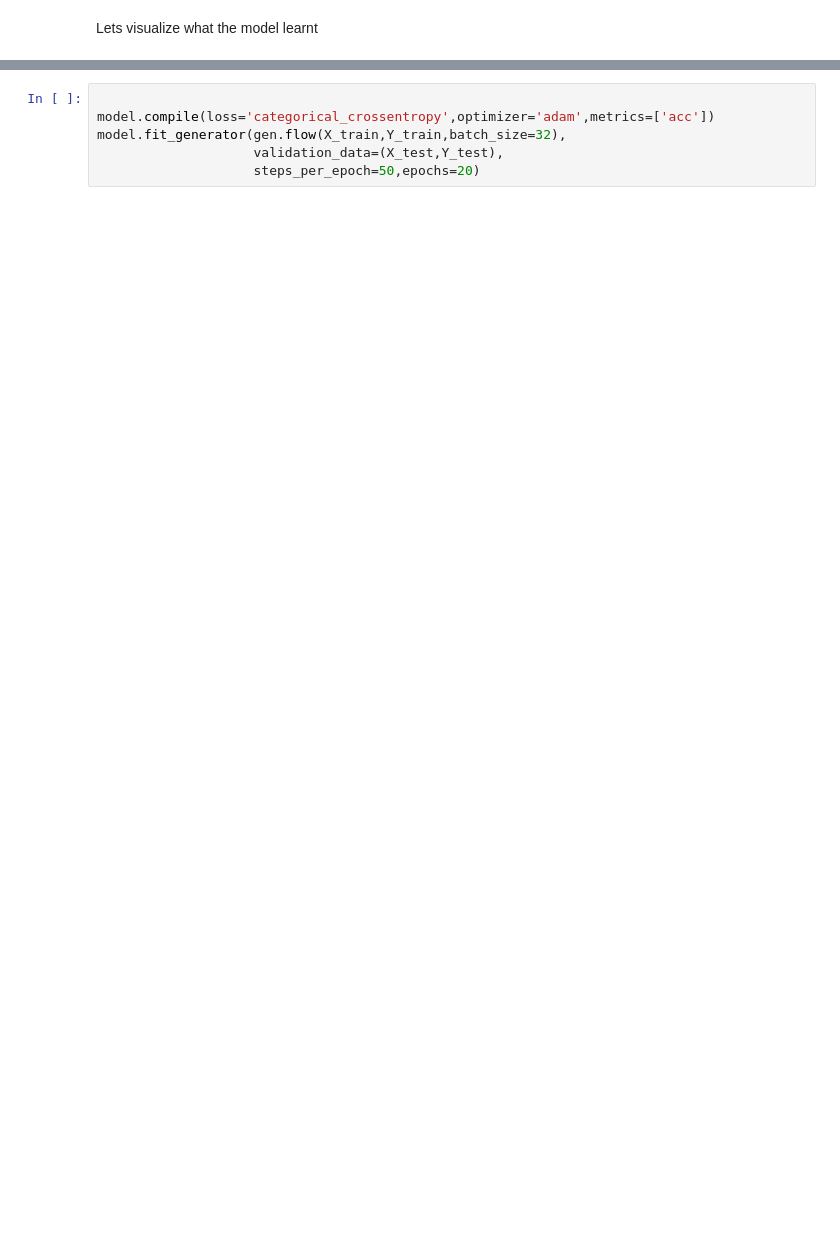
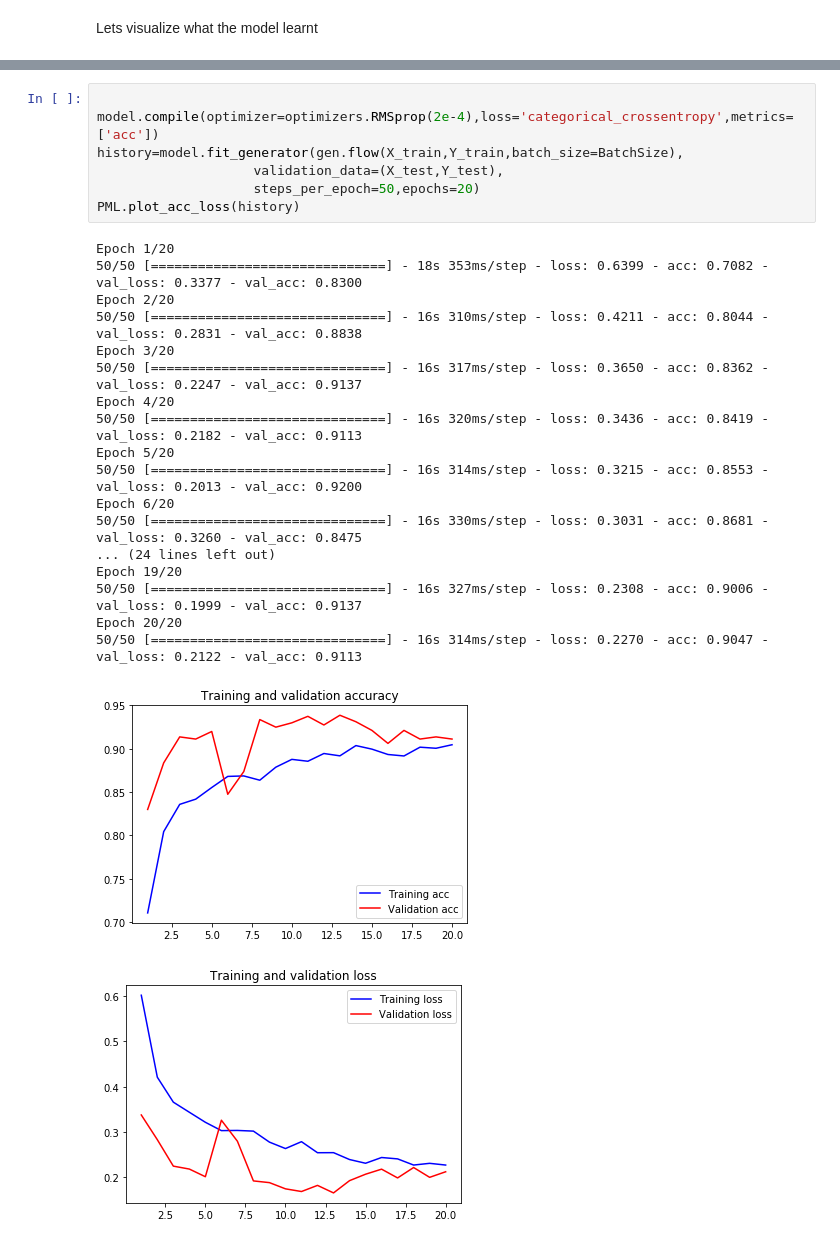
Before and after one commit to mrayy/PracticalML, a Jupyter notebook: 6. Advance ML/Python/2. Advance Training.ipynb, the cells around one changed output, grey strips where cells are left out. Cells and saved outputs as stored; diff of their text form; blank space fills up the shorter version.

```diff
--- a/6. Advance ML/Python/2. Advance Training.ipynb
+++ b/6. Advance ML/Python/2. Advance Training.ipynb
@@ -196,6 +335,27 @@ print("[After Freezing Conv_Net]: Total number of trainable weights: {0} weights
 # %%
 
-model.compile(loss='categorical_crossentropy',optimizer='adam',metrics=['acc'])
-model.fit_generator(gen.flow(X_train,Y_train,batch_size=32),
+model.compile(optimizer=optimizers.RMSprop(2e-4),loss='categorical_crossentropy',metrics=['acc'])
+history=model.fit_generator(gen.flow(X_train,Y_train,batch_size=BatchSize),
                     validation_data=(X_test,Y_test),
                     steps_per_epoch=50,epochs=20)
+PML.plot_acc_loss(history)
+# %% [output]
+Epoch 1/20
+50/50 [==============================] - 18s 353ms/step - loss: 0.6399 - acc: 0.7082 - val_loss: 0.3377 - val_acc: 0.8300
+Epoch 2/20
+50/50 [==============================] - 16s 310ms/step - loss: 0.4211 - acc: 0.8044 - val_loss: 0.2831 - val_acc: 0.8838
+Epoch 3/20
+50/50 [==============================] - 16s 317ms/step - loss: 0.3650 - acc: 0.8362 - val_loss: 0.2247 - val_acc: 0.9137
+Epoch 4/20
+50/50 [==============================] - 16s 320ms/step - loss: 0.3436 - acc: 0.8419 - val_loss: 0.2182 - val_acc: 0.9113
+Epoch 5/20
+50/50 [==============================] - 16s 314ms/step - loss: 0.3215 - acc: 0.8553 - val_loss: 0.2013 - val_acc: 0.9200
+Epoch 6/20
+50/50 [==============================] - 16s 330ms/step - loss: 0.3031 - acc: 0.8681 - val_loss: 0.3260 - val_acc: 0.8475
+... (24 lines left out)
+Epoch 19/20
+50/50 [==============================] - 16s 327ms/step - loss: 0.2308 - acc: 0.9006 - val_loss: 0.1999 - val_acc: 0.9137
+Epoch 20/20
+50/50 [==============================] - 16s 314ms/step - loss: 0.2270 - acc: 0.9047 - val_loss: 0.2122 - val_acc: 0.9113
+[figure, added]
+[figure, added]
```
Also changed, not shown: parts of 20 cells of this notebook.
